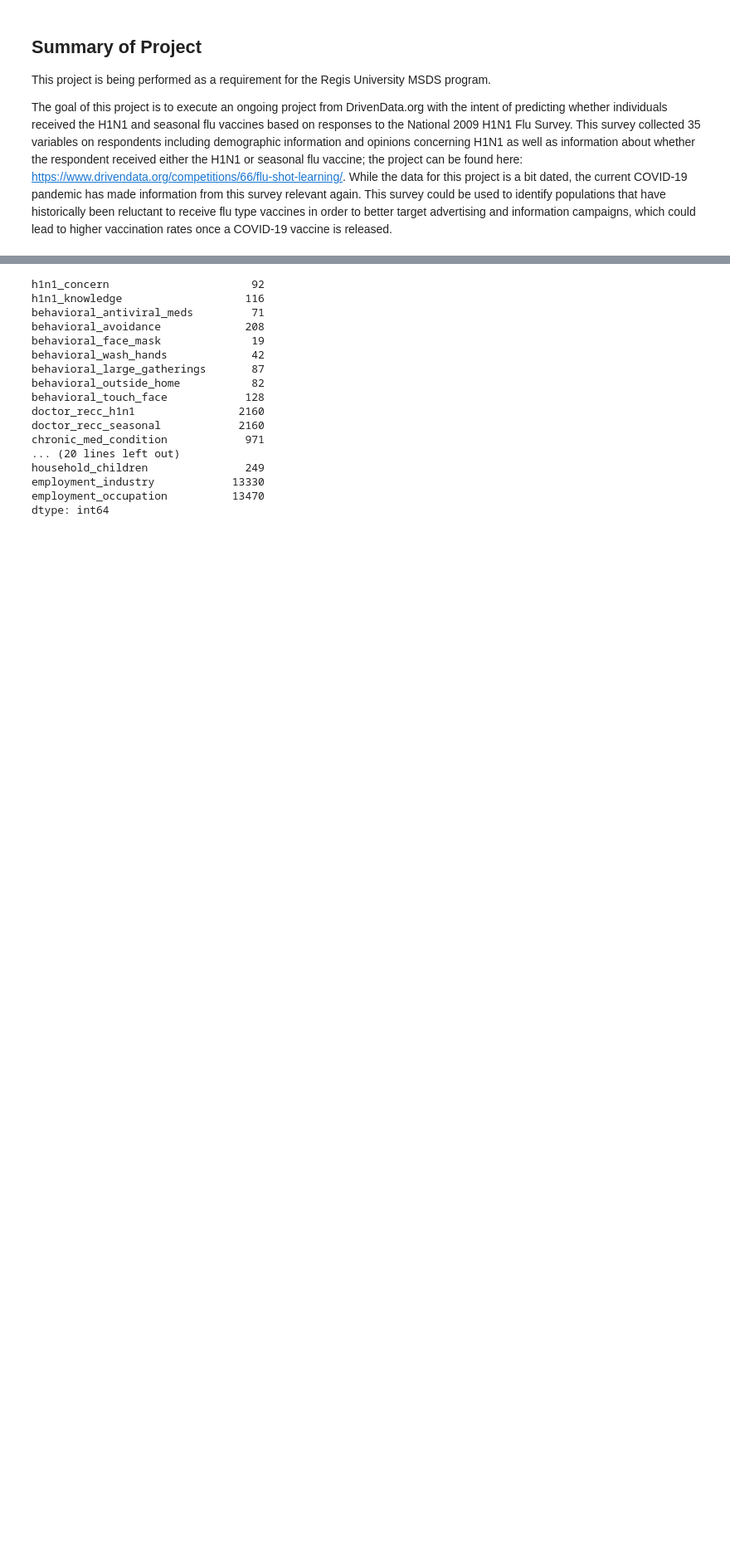
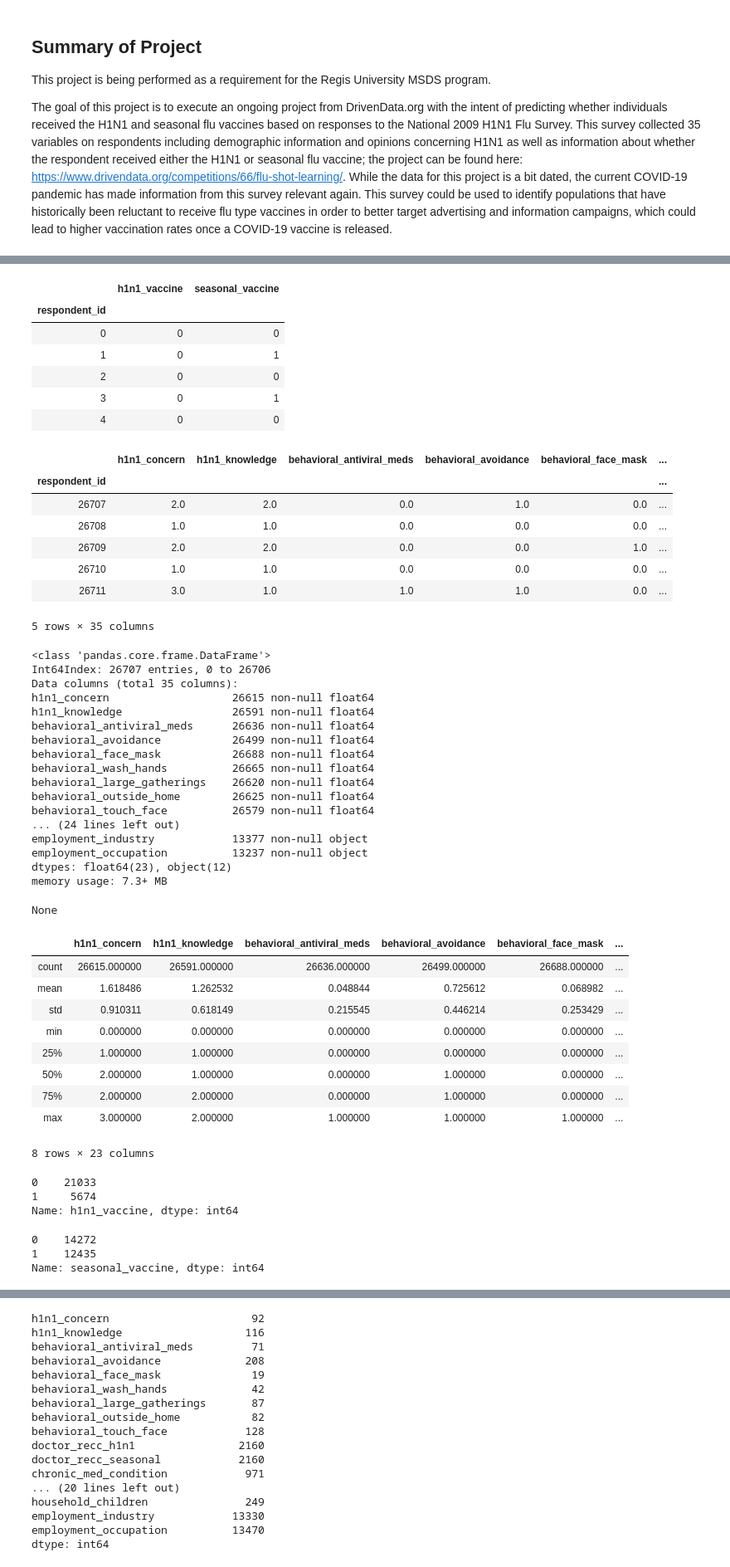
Before and after one commit to jhuffm/Huffman_MSDS-692_Project, a Jupyter notebook: MSDS692_JHuffman_Report-Draft.ipynb, the cells around one changed output, grey strips where cells are left out. Shown at 83% size. Saved outputs shown, nothing was run; the diff lists cells and outputs as text; code cells hidden in the pictures; blank space fills up the shorter version.

```diff
--- a/MSDS692_JHuffman_Report-Draft.ipynb
+++ b/MSDS692_JHuffman_Report-Draft.ipynb
@@ -37,0 +47,9 @@ submission_format = pd.read_csv("https://s3.amazonaws.com/drivendata-prod/data/6
+# %%
+display(training_set_features.head())
+display(training_set_labels.head())
+display(test_set_features.head())
+display(training_set_features.info())
+display(training_set_features.describe())
+display(training_set_labels['h1n1_vaccine'].value_counts())
+display(training_set_labels['seasonal_vaccine'].value_counts())
+# %% [output]
@@ -37,0 +64,49 @@ submission_format = pd.read_csv("https://s3.amazonaws.com/drivendata-prod/data/6
+|  | h1n1_vaccine | seasonal_vaccine |
+| respondent_id |  |  |
+| 0 | 0 | 0 |
+| 1 | 0 | 1 |
+| 2 | 0 | 0 |
+| 3 | 0 | 1 |
+| 4 | 0 | 0 |
+|  | h1n1_concern | h1n1_knowledge | behavioral_antiviral_meds | behavioral_avoidance | behavioral_face_mask | ... |
+| respondent_id |  |  |  |  |  | ... |
+| 26707 | 2.0 | 2.0 | 0.0 | 1.0 | 0.0 | ... |
+| 26708 | 1.0 | 1.0 | 0.0 | 0.0 | 0.0 | ... |
+| 26709 | 2.0 | 2.0 | 0.0 | 0.0 | 1.0 | ... |
+| 26710 | 1.0 | 1.0 | 0.0 | 0.0 | 0.0 | ... |
+| 26711 | 3.0 | 1.0 | 1.0 | 1.0 | 0.0 | ... |
+5 rows × 35 columns
+<class 'pandas.core.frame.DataFrame'>
+Int64Index: 26707 entries, 0 to 26706
+Data columns (total 35 columns):
+h1n1_concern                   26615 non-null float64
+h1n1_knowledge                 26591 non-null float64
+behavioral_antiviral_meds      26636 non-null float64
+behavioral_avoidance           26499 non-null float64
+behavioral_face_mask           26688 non-null float64
+behavioral_wash_hands          26665 non-null float64
+behavioral_large_gatherings    26620 non-null float64
+behavioral_outside_home        26625 non-null float64
+behavioral_touch_face          26579 non-null float64
+... (24 lines left out)
+employment_industry            13377 non-null object
+employment_occupation          13237 non-null object
+dtypes: float64(23), object(12)
+memory usage: 7.3+ MB
+None
+|  | h1n1_concern | h1n1_knowledge | behavioral_antiviral_meds | behavioral_avoidance | behavioral_face_mask | ... |
+| count | 26615.000000 | 26591.000000 | 26636.000000 | 26499.000000 | 26688.000000 | ... |
+| mean | 1.618486 | 1.262532 | 0.048844 | 0.725612 | 0.068982 | ... |
+| std | 0.910311 | 0.618149 | 0.215545 | 0.446214 | 0.253429 | ... |
+| min | 0.000000 | 0.000000 | 0.000000 | 0.000000 | 0.000000 | ... |
+| 25% | 1.000000 | 1.000000 | 0.000000 | 0.000000 | 0.000000 | ... |
+| 50% | 2.000000 | 1.000000 | 0.000000 | 1.000000 | 0.000000 | ... |
+| 75% | 2.000000 | 2.000000 | 0.000000 | 1.000000 | 0.000000 | ... |
+| max | 3.000000 | 2.000000 | 1.000000 | 1.000000 | 1.000000 | ... |
+8 rows × 23 columns
+0    21033
+1     5674
+Name: h1n1_vaccine, dtype: int64
+0    14272
+1    12435
+Name: seasonal_vaccine, dtype: int64
```
Also changed, not shown: parts of 37 cells of this notebook.
